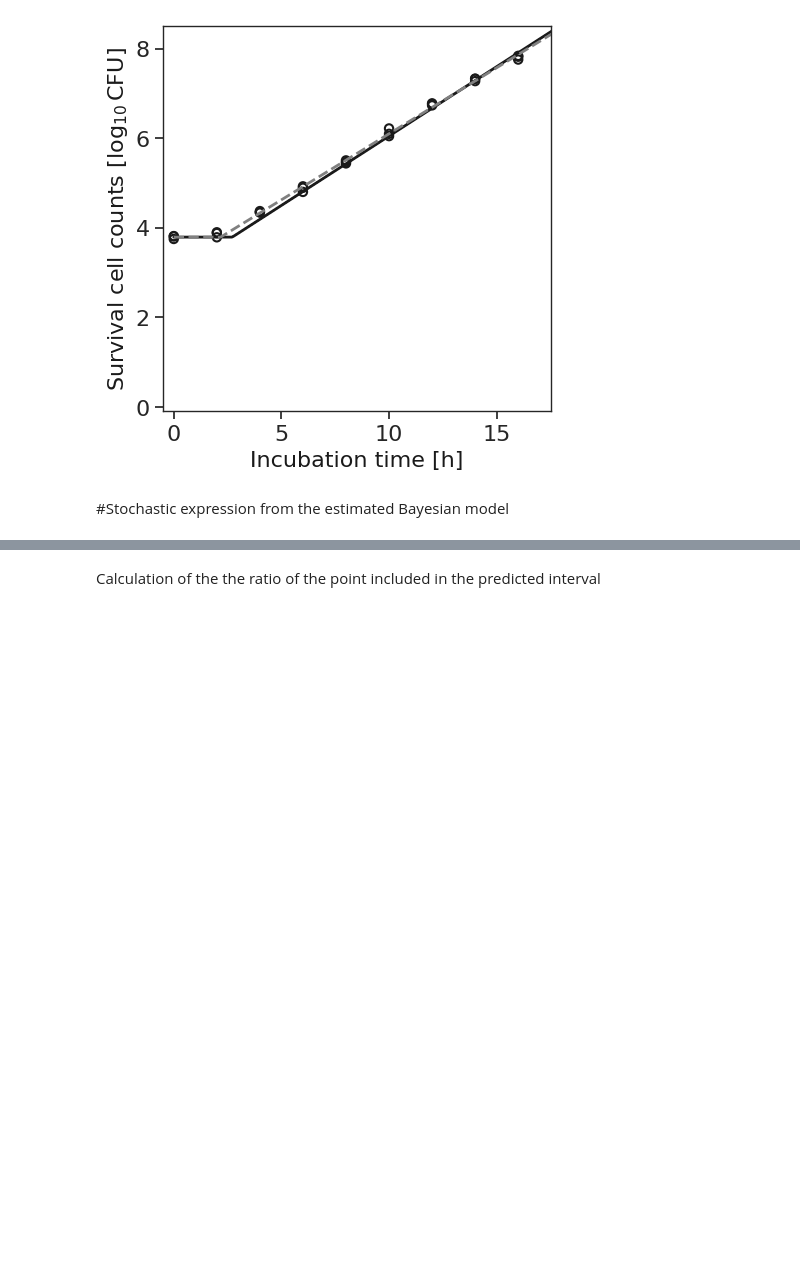
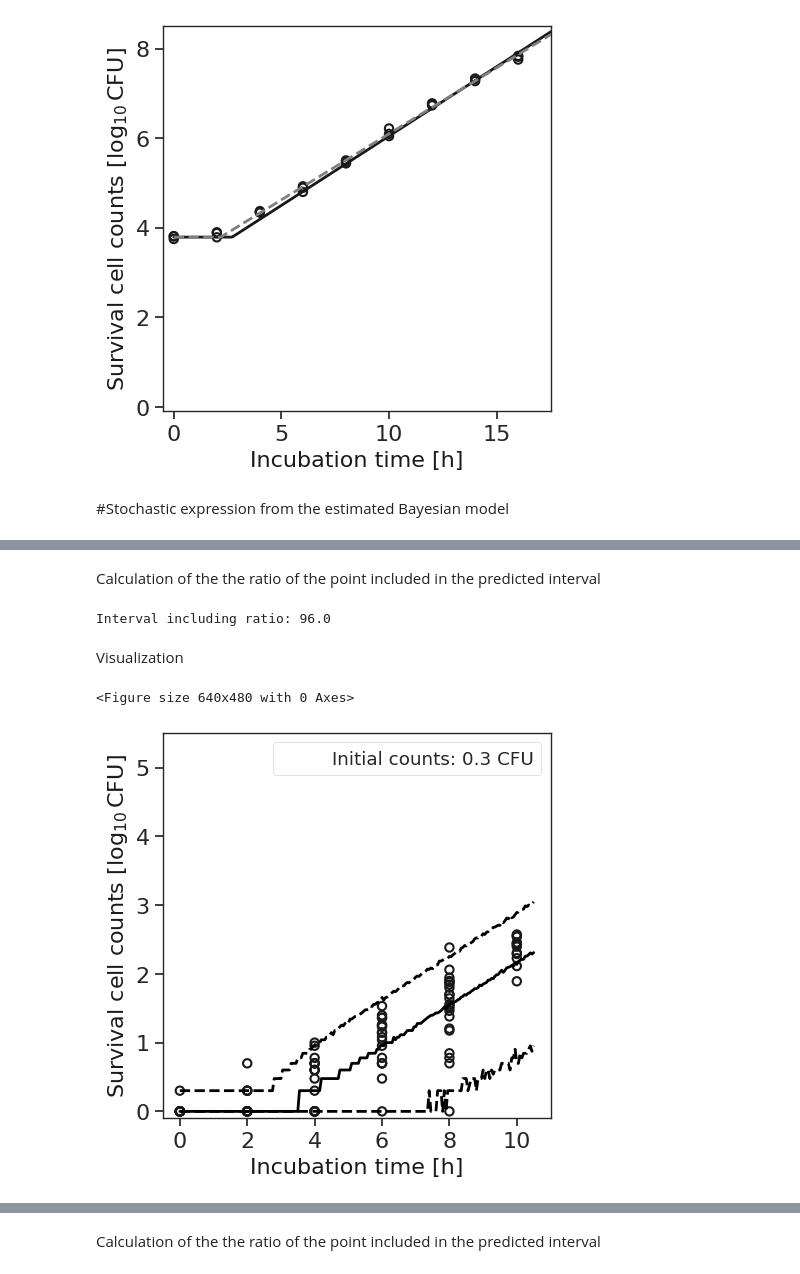
Before and after one commit to kento-koyama/bayesian_predictive_micro_ICPMF12, a Jupyter notebook: Workshop_(growth).ipynb, the cells around one changed output, grey strips where cells are left out. Saved outputs shown, nothing was run; the diff lists cells and outputs as text; code cells hidden in the pictures; blank space fills up the shorter version.

```diff
--- a/Workshop_(growth).ipynb
+++ b/Workshop_(growth).ipynb
@@ -494,0 +555,58 @@ plt.plot(T,Y,color='gray',linestyle='dashed',lw=2,zorder=2) #frequentism
+# %% [markdown]
+Calculation of the the ratio of the point included in the predicted interval
+# %%
+#accuracy
+Time = [0,2,4,6,8,10]
+i = [0,1,2,3,4,5]
+num = [50,50,50,50,50,49] #number of data
+evaluation =[]
+ZERO = []
+for t,i in zip(Time,i):
+    T1 = int(t/0.05)
+    y_pred_min = y_pred_upper0_975[T1]
+    y_pred_max = y_pred_upper0_025[T1]
+    hani =[]
+    repetition = num[i]
+    for j in range(repetition):
+        number = sum(num[0:i])+j
+        N = N_new[number]
+        if N == 0:
+            ans = 2
+        elif y_pred_min <= N <= y_pred_max :
+            ans= 1
+        else:
+            ans=0
+        hani.append(ans)
+    correct =hani.count(1)
+    zero = hani.count(2)
+    ZERO.append(zero)
+    evaluation.append(correct)
+accuracy = (sum(evaluation)/((sum(num)-sum(ZERO))))*100
+print('Interval including ratio: '+str(accuracy))
+# %% [output]
+Interval including ratio: 96.0
+# %% [markdown]
+Visualization
+# %%
+#graph
+fig = plt.figure()
+plt.style.use('ggplot')
+sns.set_style(style='ticks')
+plt.figure(figsize=(5,5))
+plt.ylabel('Survival cell counts [$\log_{10}$CFU]',fontsize=16, color='k')
+plt.xlabel('Incubation time [h]', fontsize=16, color='k')
+plt.tick_params(labelsize=16, direction='out')
+plt.xlim(-0.5,11)
+plt.ylim(-0.1,5.5)
+plt.xticks([0,2,4,6,8,10])
+plt.scatter(time, np.log10(N_new), zorder=2, facecolors ='none',edgecolors='k',linewidth=1.5)
+
+#prediction interval
+plt.plot(T,y_pred_025, linestyle = 'dashed', zorder=2, color='black', lw=2.0)
+plt.plot(T,y_pred_975, linestyle = 'dashed', zorder=2, color='black', lw=2.0, label='95% prediction band')
+plt.plot(T,y_pred_500, linestyle = 'solid', zorder=2, color='black', lw=2.0, label='Median')
+plt.legend(["Initial counts: 0.3 CFU"], markerscale=0)
+plt.show()
+# %% [output]
+<Figure size 640x480 with 0 Axes>
+[figure, added]
```
Also changed, not shown: parts of 22 cells of this notebook.
